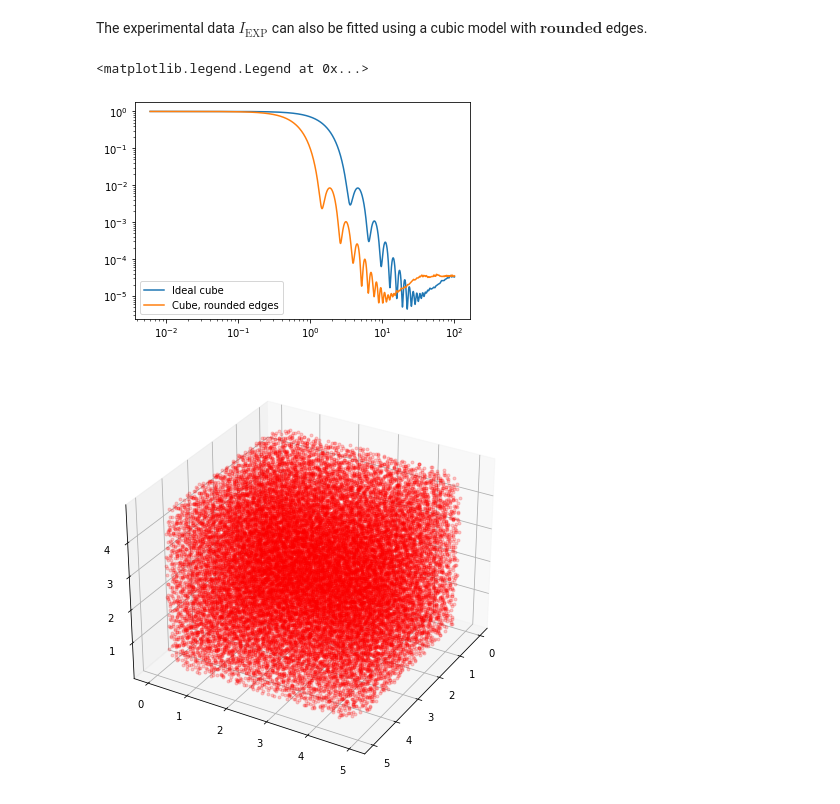
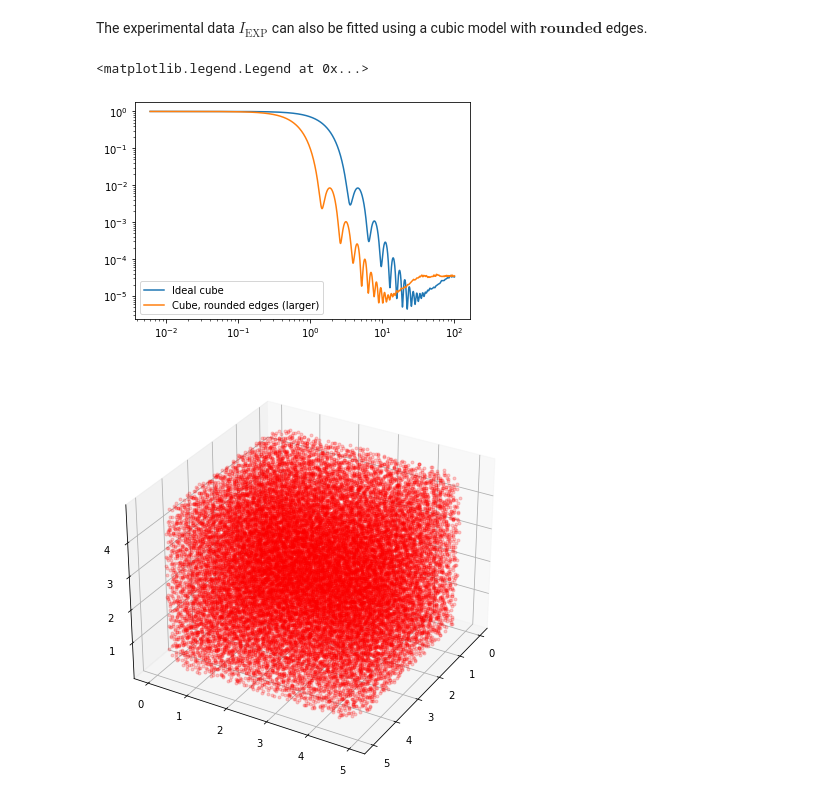
Before and after one commit to anatoli-ulmer/CDEF, a Jupyter notebook: CDEF_demo.ipynb, the cells around one changed output. Cells and saved outputs as stored; diff of their text form; code cells hidden in the pictures.

```diff
--- a/CDEF_demo.ipynb
+++ b/CDEF_demo.ipynb
@@ -167,24 +164,24 @@ The experimental data $I_{\mathrm{EXP}}$ can also be fitted using a cubic model
 # %%
 # generates 3D triangular mesh out of stl-files
 # cube with rounded edges
 test_mesh_round = CDEF.read_stl('stl_files_examples/cube_round_edges.stl')
 
 # cloud of punctiform scatterers based on mesh
 #
 test_cloud_round = CDEF.stl_cloud(test_mesh_round, N, sequence='halton')
 
 # single-particle scattering curve
 #
 test_curve_round = CDEF.scattering_mono(test_cloud_round, selfcorrelation=True)
 #
 
 fig, ax = plt.subplots()
 ax.loglog(test_curve[:,0], test_curve[:,1], label = "Ideal cube")
-ax.loglog(test_curve_round[:,0], test_curve_round[:,1], label = "Cube, rounded edges")
+ax.loglog(test_curve_round[:,0], test_curve_round[:,1], label = "Cube, rounded edges (larger)")
 ax.legend()
 # %% [output]
 <matplotlib.legend.Legend at 0x...>
-[figure, old version]
+[figure, new version]
 # %%
 #Visualization of point cloud with rounded edges
 fig = plt.figure(figsize=(8,6))
```
Also changed, not shown: parts of 10 cells of this notebook, 1 other file.
